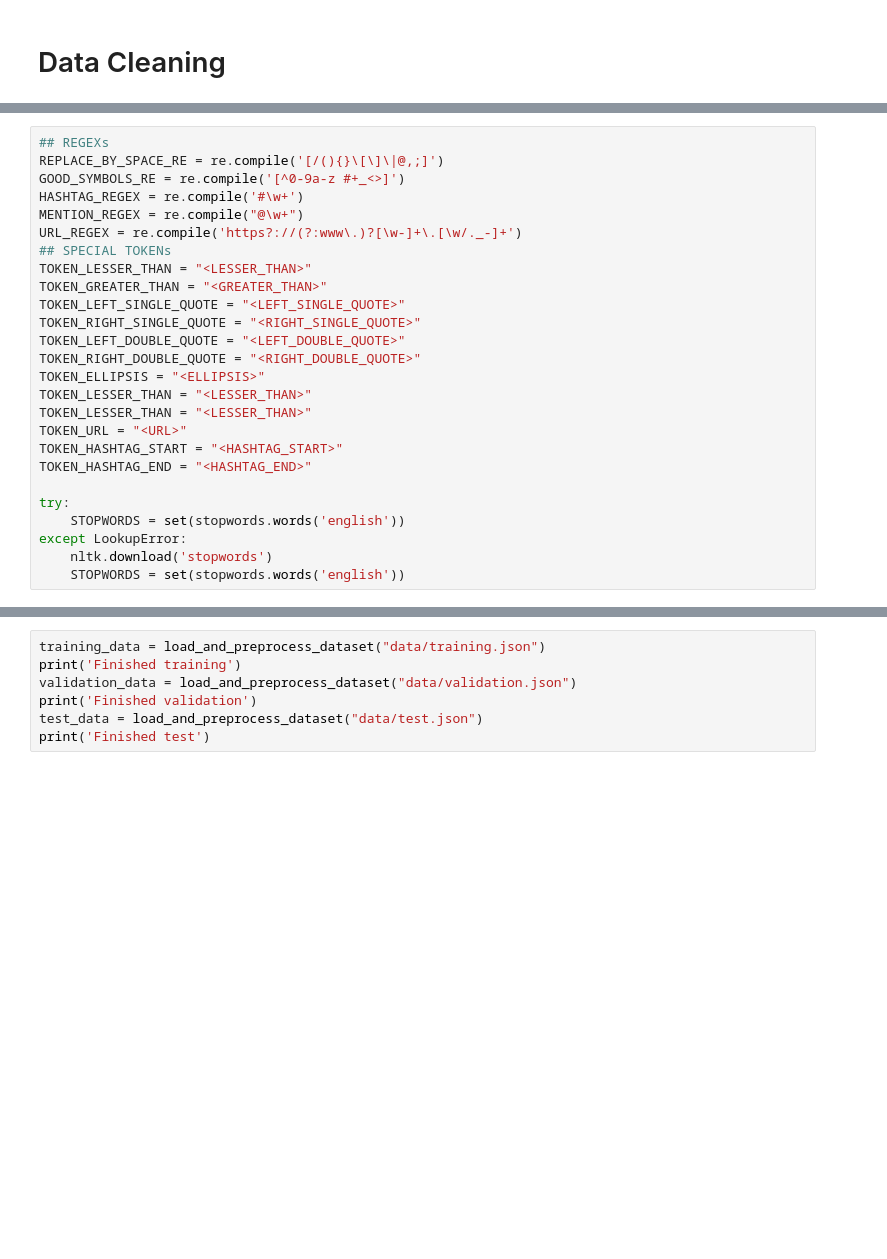
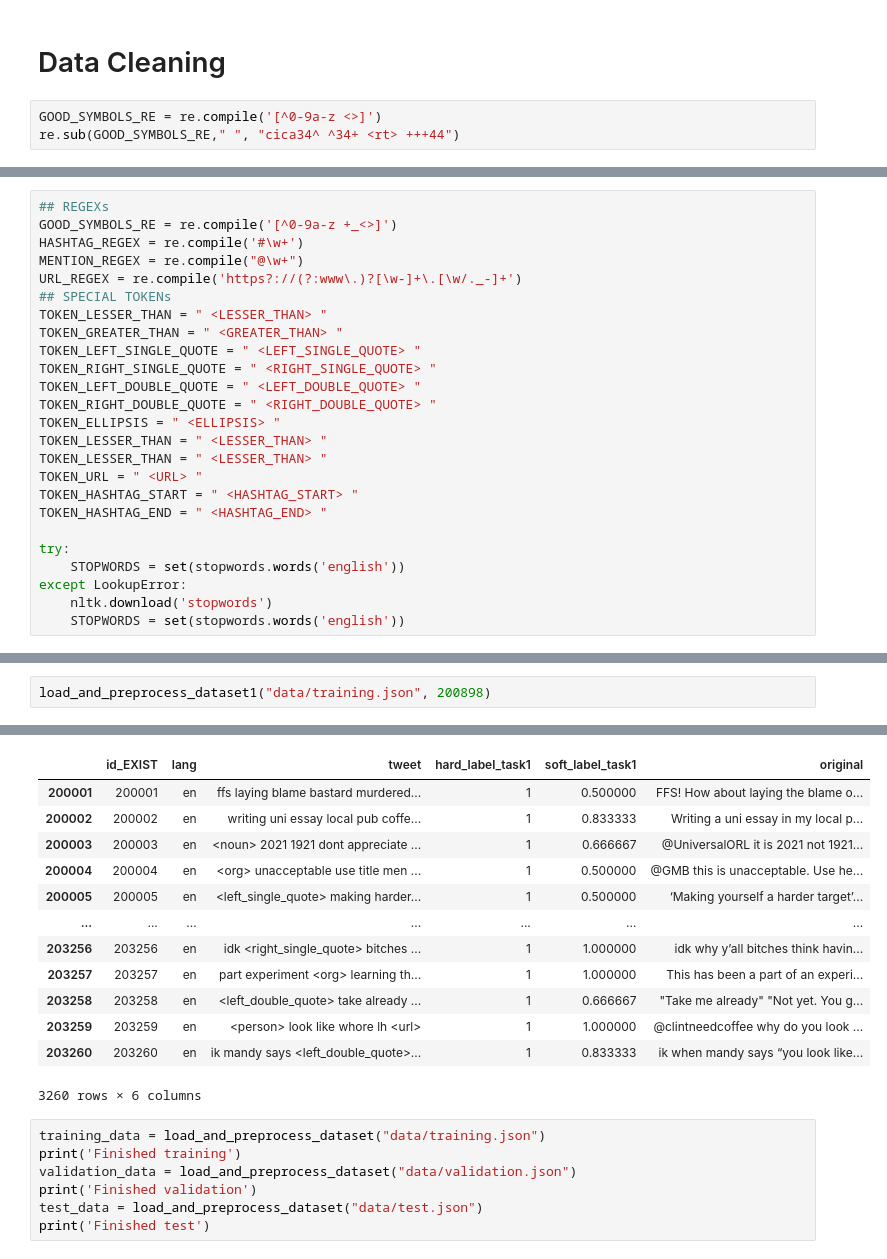
Before and after one commit to SangioAI/NLP_Assignments, a Jupyter notebook: assignment1.ipynb, the cells around one changed output, grey strips where cells are left out. Cells and saved outputs as stored; diff of their text form; blank space fills up the shorter version.

```diff
--- a/assignment1.ipynb
+++ b/assignment1.ipynb
@@ -106,3 +92,6 @@ Torch Device: mps
 Download data, Load Json in Pandas dataframes, Generate Hard Labels, Filter English, Filter columns, Encode Hard Label in 0-1
 # %% [markdown]
 # Data Cleaning
+# %%
+GOOD_SYMBOLS_RE = re.compile('[^0-9a-z <>]')
+re.sub(GOOD_SYMBOLS_RE," ", "cica34^ ^34+ <rt> +++44")
@@ -109,23 +100,22 @@ Download data, Load Json in Pandas dataframes, Generate Hard Labels, Filter Engl
 # %%
 ## REGEXs
-REPLACE_BY_SPACE_RE = re.compile('[/(){}\[\]\|@,;]')
-GOOD_SYMBOLS_RE = re.compile('[^0-9a-z #+_<>]')
+GOOD_SYMBOLS_RE = re.compile('[^0-9a-z +_<>]')
 HASHTAG_REGEX = re.compile('#\w+')
 MENTION_REGEX = re.compile("@\w+")
 URL_REGEX = re.compile('https?://(?:www\.)?[\w-]+\.[\w/._-]+')
 ## SPECIAL TOKENs
-TOKEN_LESSER_THAN = "<LESSER_THAN>"
-TOKEN_GREATER_THAN = "<GREATER_THAN>"
-TOKEN_LEFT_SINGLE_QUOTE = "<LEFT_SINGLE_QUOTE>"
-TOKEN_RIGHT_SINGLE_QUOTE = "<RIGHT_SINGLE_QUOTE>"
-TOKEN_LEFT_DOUBLE_QUOTE = "<LEFT_DOUBLE_QUOTE>"
-TOKEN_RIGHT_DOUBLE_QUOTE = "<RIGHT_DOUBLE_QUOTE>"
-TOKEN_ELLIPSIS = "<ELLIPSIS>"
-TOKEN_LESSER_THAN = "<LESSER_THAN>"
-TOKEN_LESSER_THAN = "<LESSER_THAN>"
-TOKEN_URL = "<URL>"
-TOKEN_HASHTAG_START = "<HASHTAG_START>"
-TOKEN_HASHTAG_END = "<HASHTAG_END>"
+TOKEN_LESSER_THAN = " <LESSER_THAN> "
+TOKEN_GREATER_THAN = " <GREATER_THAN> "
+TOKEN_LEFT_SINGLE_QUOTE = " <LEFT_SINGLE_QUOTE> "
+TOKEN_RIGHT_SINGLE_QUOTE = " <RIGHT_SINGLE_QUOTE> "
+TOKEN_LEFT_DOUBLE_QUOTE = " <LEFT_DOUBLE_QUOTE> "
+TOKEN_RIGHT_DOUBLE_QUOTE = " <RIGHT_DOUBLE_QUOTE> "
+TOKEN_ELLIPSIS = " <ELLIPSIS> "
+TOKEN_LESSER_THAN = " <LESSER_THAN> "
+TOKEN_LESSER_THAN = " <LESSER_THAN> "
+TOKEN_URL = " <URL> "
+TOKEN_HASHTAG_START = " <HASHTAG_START> "
+TOKEN_HASHTAG_END = " <HASHTAG_END> "
 
 try:
     STOPWORDS = set(stopwords.words('english'))
@@ -269,3 +301,6 @@ def load_and_preprocess_dataset(file_path):
 def filter_english_only(df):
     new_df = df[df['lang'].astype('str').str.contains('en')]
     return new_df
+# %%
+load_and_preprocess_dataset1("data/training.json", 200898)
+# %% [output]
@@ -272,3 +324,16 @@ def filter_english_only(df):
+|  | id_EXIST | lang | tweet | hard_label_task1 | soft_label_task1 | original |
+| 200001 | 200001 | en | ffs laying blame bastard murdered... | 1 | 0.500000 | FFS! How about laying the blame o... |
+| 200002 | 200002 | en | writing uni essay local pub coffe... | 1 | 0.833333 | Writing a uni essay in my local p... |
+| 200003 | 200003 | en | <noun> 2021 1921 dont appreciate ... | 1 | 0.666667 | @UniversalORL it is 2021 not 1921... |
+| 200004 | 200004 | en | <org> unacceptable use title men ... | 1 | 0.500000 | @GMB this is unacceptable. Use he... |
+| 200005 | 200005 | en | <left_single_quote> making harder... | 1 | 0.500000 | ‘Making yourself a harder target’... |
+| ... | ... | ... | ... | ... | ... | ... |
+| 203256 | 203256 | en | idk <right_single_quote> bitches ... | 1 | 1.000000 | idk why y’all bitches think havin... |
+| 203257 | 203257 | en | part experiment <org> learning th... | 1 | 1.000000 | This has been a part of an experi... |
+| 203258 | 203258 | en | <left_double_quote> take already ... | 1 | 0.666667 | "Take me already" "Not yet. You g... |
+| 203259 | 203259 | en | <person> look like whore lh <url> | 1 | 1.000000 | @clintneedcoffee why do you look ... |
+| 203260 | 203260 | en | ik mandy says <left_double_quote>... | 1 | 0.833333 | ik when mandy says “you look like... |
+3260 rows × 6 columns
 # %%
 training_data = load_and_preprocess_dataset("data/training.json")
 print('Finished training')
```
Also changed, not shown: parts of 27 cells of this notebook.
